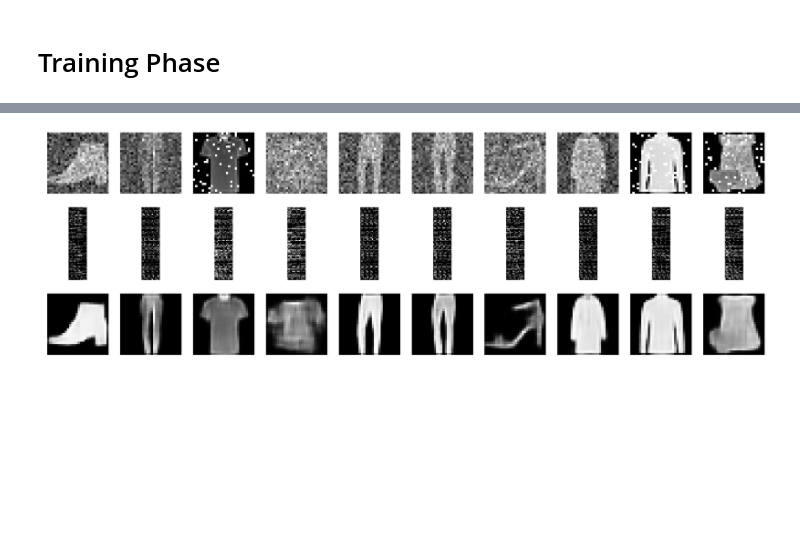
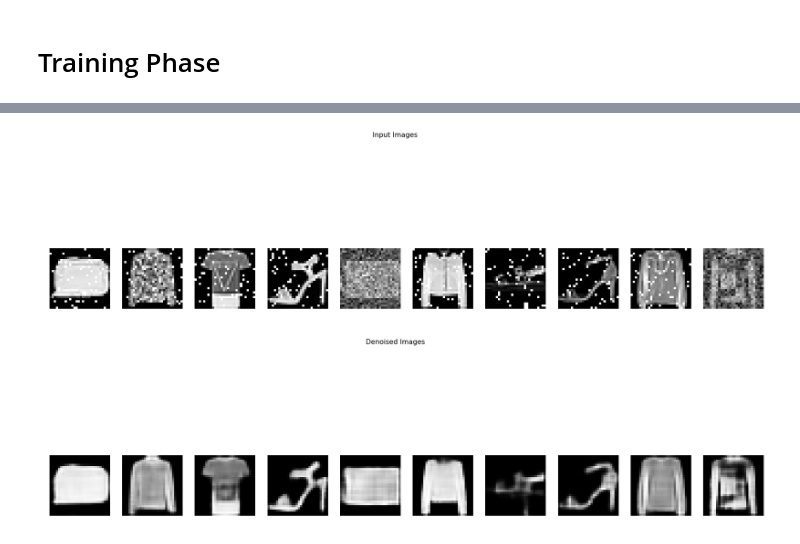
Before and after one commit to Nimrods/DeepLearning-Fashion-MNIST-Projects, a Jupyter notebook: Image Denoising (AE).ipynb, the cells around one changed output, grey strips where cells are left out. Saved outputs shown, nothing was run; the diff lists cells and outputs as text; code cells hidden in the pictures; blank space fills up the shorter version.

```diff
--- a/Image Denoising (AE).ipynb
+++ b/Image Denoising (AE).ipynb
@@ -121,8 +140,17 @@ latent space dimensions are 4x4x64 = 1024
 X_trainAllNoises = np.concatenate((X_trainNoiseGauss, X_trainNoiseSnP), axis=0)
 X_testAllNoises = np.concatenate((X_testNoiseGauss, X_testNoiseSnP), axis=0)
 
-ae.fit(X_trainAllNoises, np.concatenate((X_train, X_train), axis=0), epochs=20, batch_size=32,
-       validation_data=(X_testAllNoises, np.concatenate((X_test, X_test), axis=0)))
+history = ae.fit(X_trainAllNoises, np.concatenate((X_train, X_train), axis=0), epochs=20, batch_size=32,
+       validation_data=(X_testAllNoises, np.concatenate((X_test, X_test), axis=0)), callbacks=callbacks)
+
+loss = history.history['loss']
+val_loss = history.history['val_loss']
+plt.figure()
+plt.plot(loss, label='Training loss')
+plt.plot(val_loss, label='Validation loss')
+plt.title('Training and validation loss')
+plt.legend()
+plt.show()
 # %% [output]
 Train on 120000 samples, validate on 20000 samples
 Epoch 1/20
@@ -147,19 +175,20 @@ encoder = Model(inputImg, pool3)
 encodedImgs = encoder.predict(X_testAllNoises)
 DenoisedImgs = ae.predict(X_testAllNoises)
 # %%
-numOfFigs = 10
-encodedImgs = encodedImgs.reshape((-1, 16, 64))
-fig, axes = plt.subplots(3, numOfFigs, figsize=(30, 10))
+encodedImgs = encodedImgs.reshape((-1, 16, 32))
+
+figInput, axesInput = plt.subplots(1, numOfFigs, figsize=(30,10))
+figOutput, axesOutput = plt.subplots(1, numOfFigs, figsize=(30, 10))
+
+figInput.suptitle('Input Images', fontsize=16)
+figOutput.suptitle('Denoised Images', fontsize=16)
+
 for i in range(0, numOfFigs):
     index = random.randint(0, X_testAllNoises.shape[0])
-    axes[0][i].imshow(X_testAllNoises[index,:, :, 0], cmap='gray')
-    axes[1][i].imshow((encodedImgs[index]).transpose() [:, :], cmap='gray')
-    axes[2][i].imshow(DenoisedImgs[index,:, :, 0], cmap='gray')
-    axes[0][i].axis('off')
-    axes[1][i].axis('off')
-    axes[2][i].axis('off')
-
-plt.tight_layout()
-plt.show()
+    axesInput[i].imshow(X_testAllNoises[index,:, :, 0], cmap='gray')
+    axesOutput[i].imshow(DenoisedImgs[index,:, :, 0], cmap='gray')
+    axesInput[i].axis('off')
+    axesOutput[i].axis('off')
 # %% [output]
-[figure, old version]
+[figure, new version]
+[figure, added]
```
Also changed, not shown: parts of 7 cells of this notebook, 2 other files.
